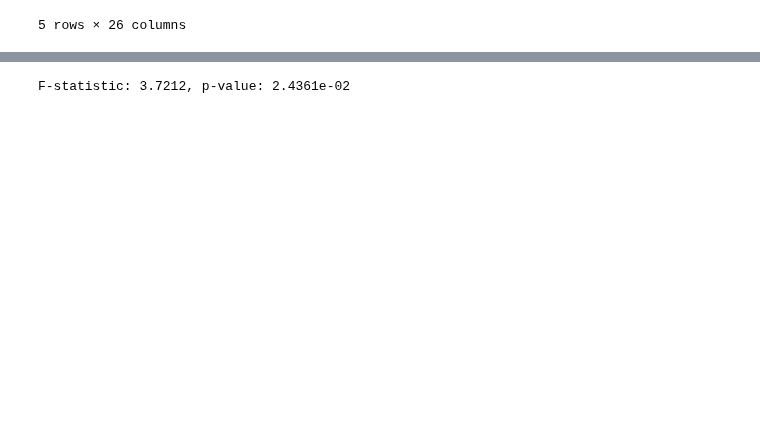
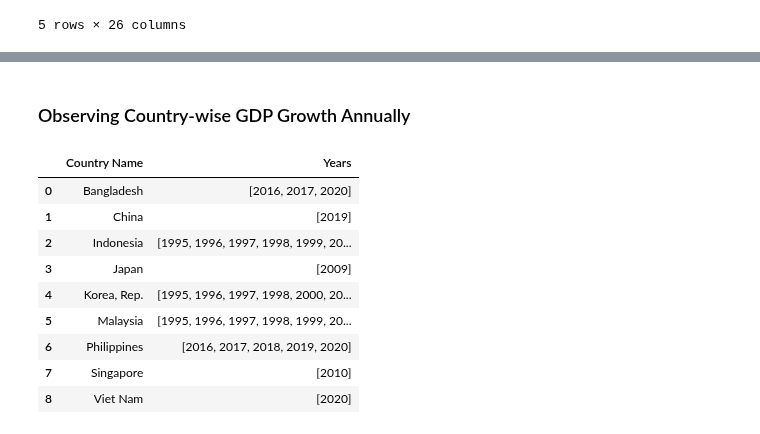
Before and after one commit to MJwd-Hasan/bd_flying_geese, a Jupyter notebook: export_import.ipynb, the cells around one changed output, grey strips where cells are left out. Drawn from its saved outputs; the diff is of its cells as text; code cells hidden in the pictures; blank space fills up the shorter version.

Commit message:
Finding different Country's economy effected by different variables based on differe yearly events

```diff
--- a/export_import.ipynb
+++ b/export_import.ipynb
@@ -102,17 +120,13 @@ data.head()
 # %%
-country = 'Viet Nam'
-
-country_df = data[data['Country Name'] == country].sort_values('Time').dropna(
-    subset=['GDP growth (annual %)', 'Gross fixed capital formation (% of GDP)', 'Exports of goods and services (% of GDP)']
-)
-
 def chow_test(data, time_col, break_year, y_col, x_cols):
     df_1 = data[data[time_col] < break_year]
     df_2 = data[data[time_col] >= break_year]
 
     y_p = data[y_col]
     X_p = sm.add_constant(data[x_cols])
-    rss_p = sm.OLS(y_p, X_p).fit().ssr
+    model_p = sm.OLS(y_p, X_p).fit()
+    rss_p = model_p.ssr
+    coeffs = model_p.params[x_cols]
 
     y_1 = df_1[y_col]
     X_1 = sm.add_constant(df_1[x_cols])
@@ -132,12 +146,4 @@ def chow_test(data, time_col, break_year, y_col, x_cols):
     f_stat = numerator / denominator
     p_val = 1 - f.cdf(f_stat, k, n_1 + n_2 - 2 * k)
 
-    return f_stat, p_val
-
-y_variable = 'GDP growth (annual %)'
-x_variables = ['Gross fixed capital formation (% of GDP)', 'Exports of goods and services (% of GDP)']
-
-f_statistic, p_value = chow_test(country_df, 'Time', 2020, y_variable, x_variables)
-print(f"F-statistic: {f_statistic:.4f}, p-value: {p_value:.4e}")
+    return f_stat, p_val, coeffs
-# %% [output]
-F-statistic: 3.7212, p-value: 2.4361e-02
@@ -143,0 +175,34 @@ F-statistic: 3.7212, p-value: 2.4361e-02
+# %% [markdown]
+### Observing Country-wise GDP Growth Annually
+# %%
+
+effects = {
+    'Country Name': [],
+    'Years': []
+}
+for c in data['Country Name'].unique():
+    country_check = data[data['Country Name'] == c].dropna(subset=x_variables + [y_variable])
+    if len(country_check) <= 2 * (len(x_variables) + 1):
+        continue
+    effective_times = []
+    for i in range(1995, 2021):
+        if len(country_check[country_check['Time'] < i]) <= len(x_variables) + 1 or len(country_check[country_check['Time'] >= i]) <= len(x_variables) + 1:
+            continue
+        decision = condition(c, i, display = False, alpha = 0.05)
+        if decision == 'Decision: There was an effect':
+            effective_times.append(i)
+    effects['Years'].append(effective_times)
+    effects['Country Name'].append(c)
+
+pd.DataFrame(effects)
+# %% [output]
+|  | Country Name | Years |
+| 0 | Bangladesh | [2016, 2017, 2020] |
+| 1 | China | [2019] |
+| 2 | Indonesia | [1995, 1996, 1997, 1998, 1999, 20... |
+| 3 | Japan | [2009] |
+| 4 | Korea, Rep. | [1995, 1996, 1997, 1998, 2000, 20... |
+| 5 | Malaysia | [1995, 1996, 1997, 1998, 1999, 20... |
+| 6 | Philippines | [2016, 2017, 2018, 2019, 2020] |
+| 7 | Singapore | [2010] |
+| 8 | Viet Nam | [2020] |
```
Also changed, not shown: parts of 6 cells of this notebook.
